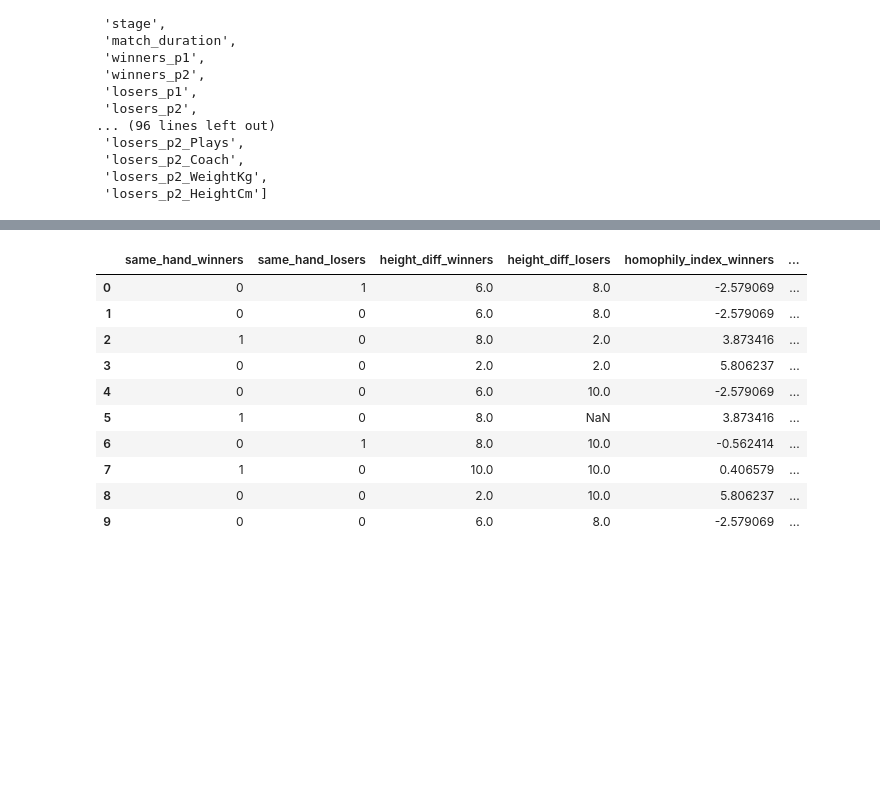
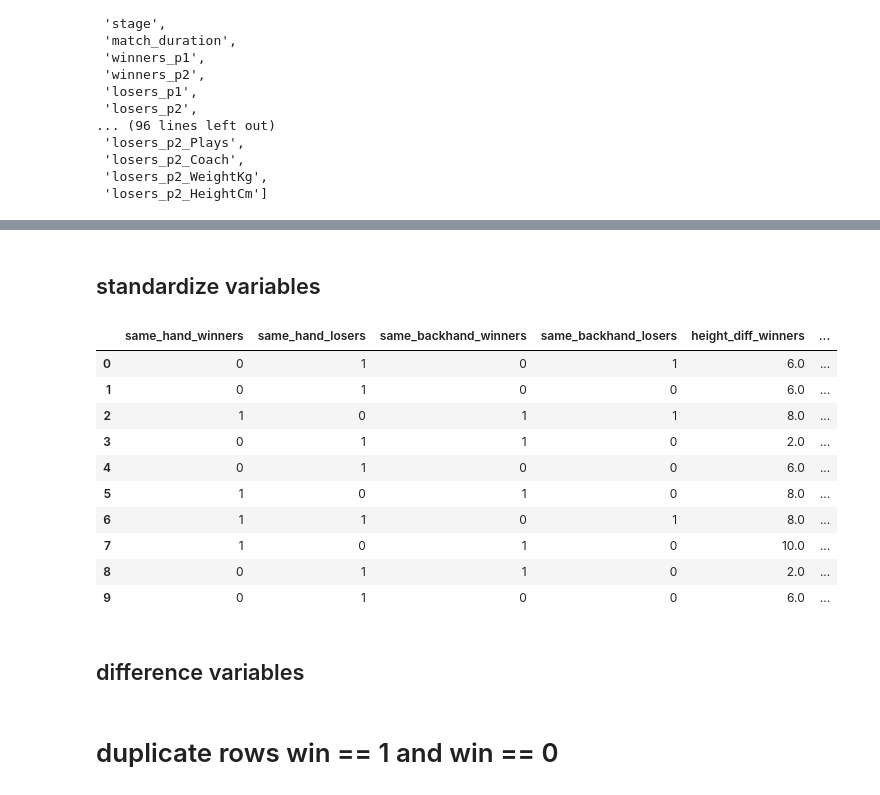
Before and after one commit to AEGDDI/tennis-homophily, a Jupyter notebook: code/model/logit.ipynb, the cells around one changed output, grey strips where cells are left out. Saved outputs shown, nothing was run; the diff lists cells and outputs as text; code cells hidden in the pictures; blank space fills up the shorter version.

```diff
--- a/code/model/logit.ipynb
+++ b/code/model/logit.ipynb
@@ -79,9 +108,15 @@ def wl_to_ratio(x):
 # %%
-# --- 2. Omofilia FISICA --- #
+# --- Physical Homophily --- #
 
-# Mano (Plays): stessa mano = 1, altrimenti 0
-df['same_hand_winners'] = (df['winners_p1_Plays'] == df['winners_p2_Plays']).astype(int)
-df['same_hand_losers']  = (df['losers_p1_Plays']  == df['losers_p2_Plays']).astype(int)
+# --- 2. Omofilia sulla mano ---
+
+df['same_hand_winners'] = (df['winners_p1_Hand'] == df['winners_p2_Hand']).astype(int)
+df['same_hand_losers']  = (df['losers_p1_Hand']  == df['losers_p2_Hand']).astype(int)
+
+# --- 3. Omofilia sul tipo di rovescio ---
+
+df['same_backhand_winners'] = (df['winners_p1_Backhand'] == df['winners_p2_Backhand']).astype(int)
+df['same_backhand_losers']  = (df['losers_p1_Backhand']  == df['losers_p2_Backhand']).astype(int)
 
 # Altezza: differenza assoluta in cm
 df['height_diff_winners'] = (df['winners_p1_HeightCm'] - df['winners_p2_HeightCm']).abs()
@@ -100,30 +135,5 @@ for side in ['winners', 'losers']:
 
 df['experience_diff_winners'] = (df['winners_p1_experience'] - df['winners_p2_experience']).abs()
 df['experience_diff_losers']  = (df['losers_p1_experience']  - df['losers_p2_experience']).abs()
-# %%
-
-# --- 2. Omofilia FISICA --- #
-
-# Mano (Plays): stessa mano = 1, altrimenti 0
-df['same_hand_winners'] = (df['winners_p1_Plays'] == df['winners_p2_Plays']).astype(int)
-df['same_hand_losers']  = (df['losers_p1_Plays']  == df['losers_p2_Plays']).astype(int)
-
-# Altezza: differenza assoluta in cm
-df['height_diff_winners'] = (df['winners_p1_HeightCm'] - df['winners_p2_HeightCm']).abs()
-df['height_diff_losers']  = (df['losers_p1_HeightCm']  - df['losers_p2_HeightCm']).abs()
-
-# Peso: differenza assoluta in kg
-df['weight_diff_winners'] = (df['winners_p1_WeightKg'] - df['winners_p2_WeightKg']).abs()
-df['weight_diff_losers']  = (df['losers_p1_WeightKg']  - df['losers_p2_WeightKg']).abs()
-
-# Esperienza: approssimo con (year - Turned pro)
-for side in ['winners', 'losers']:
-    df[f'{side}_p1_Turned pro_num'] = pd.to_numeric(df[f'{side}_p1_Turned pro'], errors='coerce')
-    df[f'{side}_p2_Turned pro_num'] = pd.to_numeric(df[f'{side}_p2_Turned pro'], errors='coerce')
-    df[f'{side}_p1_experience'] = df['year'] - df[f'{side}_p1_Turned pro_num']
-    df[f'{side}_p2_experience'] = df['year'] - df[f'{side}_p2_Turned pro_num']
-
-df['experience_diff_winners'] = (df['winners_p1_experience'] - df['winners_p2_experience']).abs()
-df['experience_diff_losers']  = (df['losers_p1_experience']  - df['losers_p2_experience']).abs()
 # %%
 
@@ -168,6 +178,8 @@ df['titles_ytd_diff_winners']    = (df['winners_p1_Titles YTD']    - df['winners
 df['titles_ytd_diff_losers']     = (df['losers_p1_Titles YTD']     - df['losers_p2_Titles YTD']).abs()
 df['titles_career_diff_winners'] = (df['winners_p1_Titles Career'] - df['winners_p2_Titles Career']).abs()
 df['titles_career_diff_losers']  = (df['losers_p1_Titles Career']  - df['losers_p2_Titles Career']).abs()
+# %% [markdown]
+## standardize variables
 # %%
 # 1. Elenco delle variabili continue di cui vogliamo lo z-score
 cont_vars_winners = [
@@ -232,46 +244,50 @@ df['homophily_index_winners'] = (
     - get_col(df, 'wl_career_diff_winners_z')
     - get_col(df, 'titles_career_diff_winners_z')
     + df['same_hand_winners'].fillna(0)
+    + df['same_backhand_winners'].fillna(0)
     + df['same_country_winners'].fillna(0)
     + df['same_coach_winners'].fillna(0)
 )
 
 df['homophily_index_losers'] = (
     - get_col(df, 'height_diff_losers_z')
     - get_col(df, 'weight_diff_losers_z')
     - get_col(df, 'experience_diff_losers_z')
     - get_col(df, 'wl_ytd_diff_losers_z')
     - get_col(df, 'wl_career_diff_losers_z')
     - get_col(df, 'titles_career_diff_losers_z')
     + df['same_hand_losers'].fillna(0)
+    + df['same_backhand_losers'].fillna(0)
     + df['same_country_losers'].fillna(0)
     + df['same_coach_losers'].fillna(0)
 )
 
 # 6. Controllo veloce
 
 display(
     df[[
         'same_hand_winners',
         'same_hand_losers',
+        'same_backhand_winners',
+        'same_backhand_losers',
         'height_diff_winners',
         'height_diff_losers',
         'homophily_index_winners',
         'homophily_index_losers'
     ]].head(10)
 )
 # %% [output]
-|  | same_hand_winners | same_hand_losers | height_diff_winners | height_diff_losers | homophily_index_winners | ... |
-| 0 | 0 | 1 | 6.0 | 8.0 | -2.579069 | ... |
-| 1 | 0 | 0 | 6.0 | 8.0 | -2.579069 | ... |
-| 2 | 1 | 0 | 8.0 | 2.0 | 3.873416 | ... |
-| 3 | 0 | 0 | 2.0 | 2.0 | 5.806237 | ... |
-| 4 | 0 | 0 | 6.0 | 10.0 | -2.579069 | ... |
-| 5 | 1 | 0 | 8.0 | NaN | 3.873416 | ... |
-| 6 | 0 | 1 | 8.0 | 10.0 | -0.562414 | ... |
-| 7 | 1 | 0 | 10.0 | 10.0 | 0.406579 | ... |
-| 8 | 0 | 0 | 2.0 | 10.0 | 5.806237 | ... |
-| 9 | 0 | 0 | 6.0 | 8.0 | -2.579069 | ... |
+|  | same_hand_winners | same_hand_losers | same_backhand_winners | same_backhand_losers | height_diff_winners | ... |
+| 0 | 0 | 1 | 0 | 1 | 6.0 | ... |
+| 1 | 0 | 1 | 0 | 0 | 6.0 | ... |
+| 2 | 1 | 0 | 1 | 1 | 8.0 | ... |
+| 3 | 0 | 1 | 1 | 0 | 2.0 | ... |
+| 4 | 0 | 1 | 0 | 0 | 6.0 | ... |
+| 5 | 1 | 0 | 1 | 0 | 8.0 | ... |
+| 6 | 1 | 1 | 0 | 1 | 8.0 | ... |
+| 7 | 1 | 0 | 1 | 0 | 10.0 | ... |
+| 8 | 0 | 1 | 1 | 0 | 2.0 | ... |
+| 9 | 0 | 1 | 0 | 0 | 6.0 | ... |
 # %%
 cols_to_numeric = [
     'winners_p1_Rank', 'winners_p2_Rank', 'losers_p1_Rank', 'losers_p2_Rank',
@@ -292,6 +308,8 @@ cols_to_numeric = [
 for col in cols_to_numeric:
     if col in df.columns:
         df[col] = pd.to_numeric(df[col], errors='coerce')
+# %% [markdown]
+## difference variables
 # %%
 # Create homophily difference
 df['homophily_diff'] = df['homophily_index_winners'] - df['homophily_index_losers']
@@ -310,6 +328,8 @@ df['rank_diff'] = (
     (df['winners_p1_Rank'] + df['winners_p2_Rank'])
     - (df['losers_p1_Rank'] + df['losers_p2_Rank'])
 )
+# %% [markdown]
+# duplicate rows win == 1 and win == 0
 # %%
 team_rows = []
 
```
Also changed, not shown: parts of 10 cells of this notebook, 1 other file.
